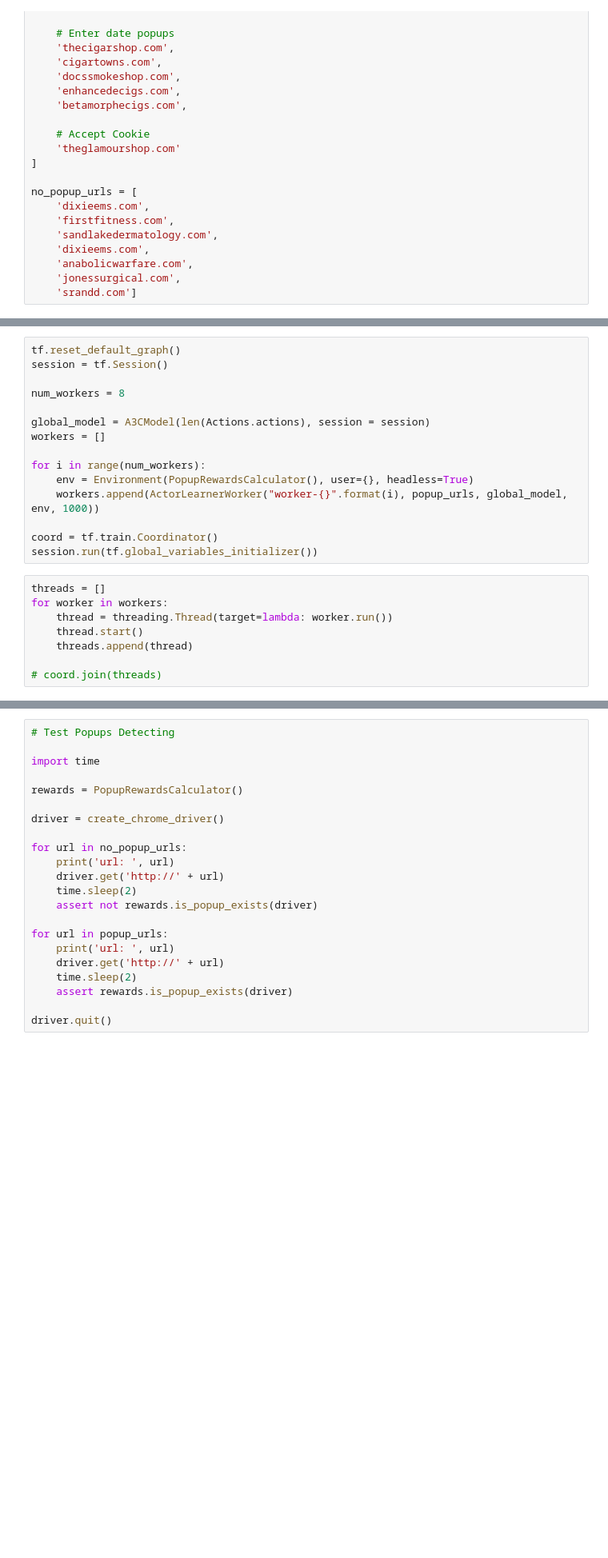
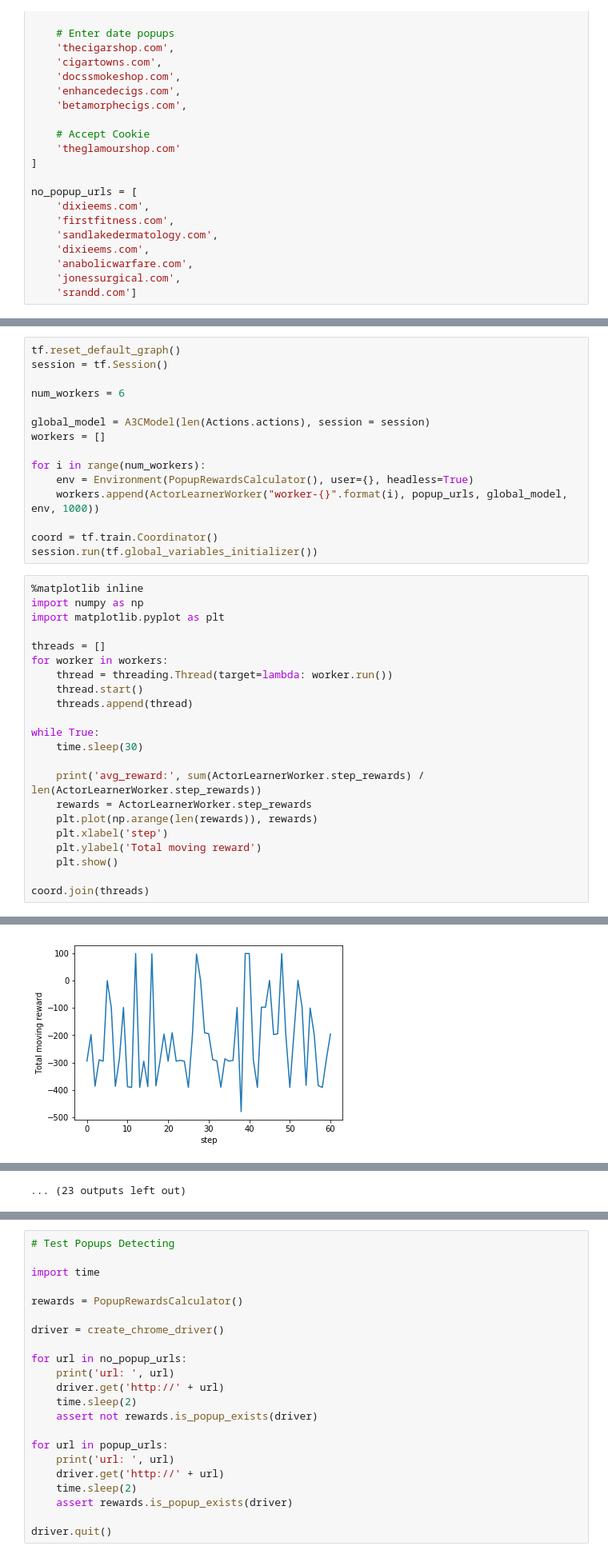
Before and after one commit to soft-top-notch/Automation-Shop, a Jupyter notebook: tracing/rl/dl_develop.ipynb, the cells around one changed output, grey strips where cells are left out. Shown at 80% size. Drawn from its saved outputs; the diff is of its cells as text; blank space fills up the shorter version.

```diff
--- a/tracing/rl/dl_develop.ipynb
+++ b/tracing/rl/dl_develop.ipynb
@@ -684,7 +43,7 @@ class ActorLearnerWorker(threading.Thread):
 tf.reset_default_graph()
 session = tf.Session()
 
-num_workers = 8
+num_workers = 6
 
 global_model = A3CModel(len(Actions.actions), session = session)
 workers = []
@@ -695,11 +54,26 @@ for i in range(num_workers):
 
 coord = tf.train.Coordinator()
 session.run(tf.global_variables_initializer())
-# %%
-threads = []
-for worker in workers:
-    thread = threading.Thread(target=lambda: worker.run())
-    thread.start()
-    threads.append(thread)
-
-# coord.join(threads)
+# %%
+%matplotlib inline
+import numpy as np
+import matplotlib.pyplot as plt
+
+threads = []
+for worker in workers:
+    thread = threading.Thread(target=lambda: worker.run())
+    thread.start()
+    threads.append(thread)
+
+while True:
+    time.sleep(30)
+
+    print('avg_reward:', sum(ActorLearnerWorker.step_rewards) / len(ActorLearnerWorker.step_rewards))
+    rewards = ActorLearnerWorker.step_rewards
+    plt.plot(np.arange(len(rewards)), rewards)
+    plt.xlabel('step')
+    plt.ylabel('Total moving reward')
+    plt.show()
+
+coord.join(threads)
+# %% [output]
@@ -705,0 +97 @@ for worker in workers:
+[figure, added]
@@ -706,3 +206,4 @@ for worker in workers:
+... (23 outputs left out)
 # %%
 # Test Environment
 from tracing.selenium_utils.common import *
```
Also changed, not shown: parts of 9 cells of this notebook, 7 other files.
